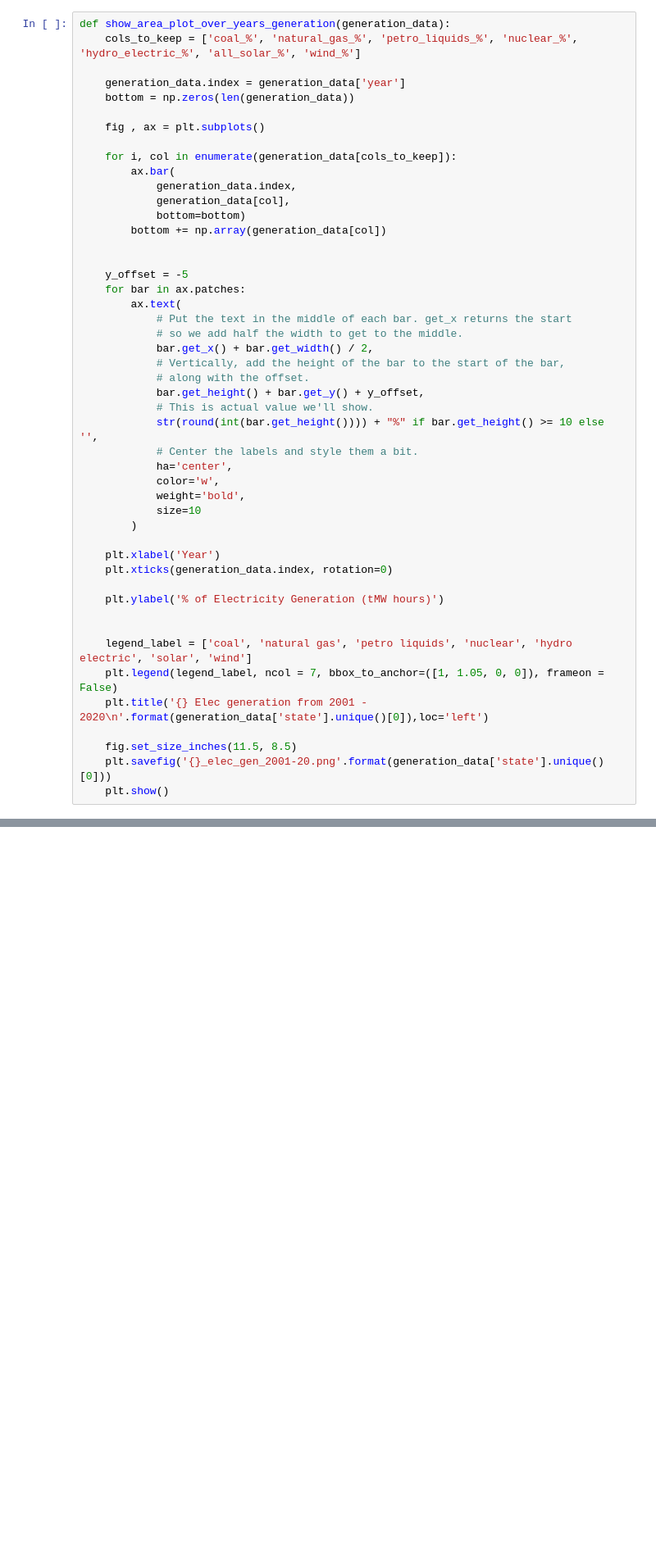
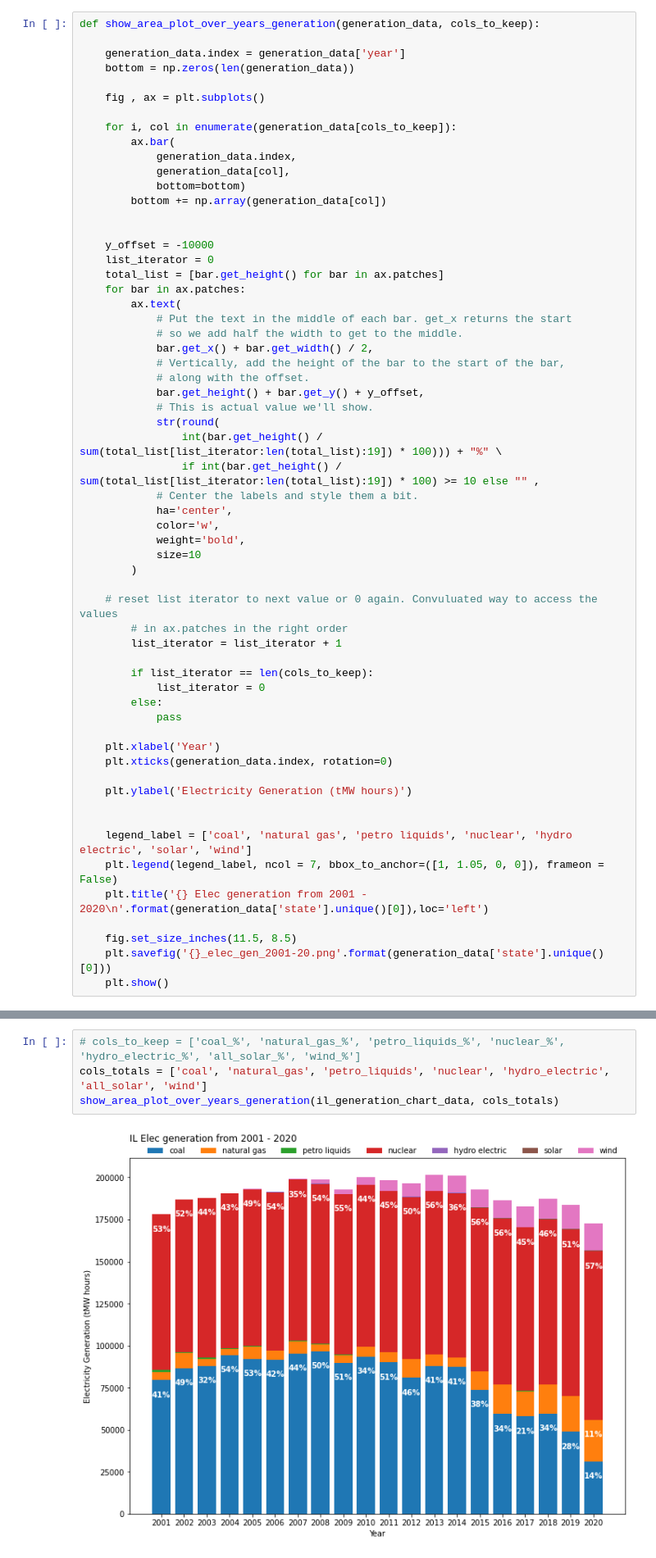
Before and after one commit to swatland610/decarbonize_us_analysis, a Jupyter notebook: charts/chart_builder.ipynb, the cells around one changed output, grey strips where cells are left out. Shown: that part at 82% size. Drawn from its saved outputs; the diff is of its cells as text; blank space fills up the shorter version.

Commit message:
update charts for total emissions plus % share

```diff
--- a/charts/chart_builder.ipynb
+++ b/charts/chart_builder.ipynb
@@ -126,8 +139,7 @@ ny_generation_chart_data = group_df_by_generation(ny_electric_gen)
 il_generation_chart_data = group_df_by_generation(il_electric_gen)
 tx_generation_chart_data = group_df_by_generation(tx_electric_gen)
 # %%
-def show_area_plot_over_years_generation(generation_data):
-    cols_to_keep = ['coal_%', 'natural_gas_%', 'petro_liquids_%', 'nuclear_%', 'hydro_electric_%', 'all_solar_%', 'wind_%']
+def show_area_plot_over_years_generation(generation_data, cols_to_keep):
 
     generation_data.index = generation_data['year']
     bottom = np.zeros(len(generation_data))
@@ -142,7 +154,9 @@ def show_area_plot_over_years_generation(generation_data):
         bottom += np.array(generation_data[col])
 
 
-    y_offset = -5
+    y_offset = -10000
+    list_iterator = 0
+    total_list = [bar.get_height() for bar in ax.patches]
     for bar in ax.patches:
         ax.text(
             # Put the text in the middle of each bar. get_x returns the start
@@ -152,7 +166,9 @@ def show_area_plot_over_years_generation(generation_data):
             # along with the offset.
             bar.get_height() + bar.get_y() + y_offset,
             # This is actual value we'll show.
-            str(round(int(bar.get_height()))) + "%" if bar.get_height() >= 10 else '',
+            str(round(
+                int(bar.get_height() / sum(total_list[list_iterator:len(total_list):19]) * 100))) + "%" \
+                if int(bar.get_height() / sum(total_list[list_iterator:len(total_list):19]) * 100) >= 10 else "" ,
             # Center the labels and style them a bit.
             ha='center',
             color='w',
@@ -160,10 +176,19 @@ def show_area_plot_over_years_generation(generation_data):
             size=10
         )
 
+    # reset list iterator to next value or 0 again. Convuluated way to access the values
+        # in ax.patches in the right order
+        list_iterator = list_iterator + 1
+
+        if list_iterator == len(cols_to_keep):
+            list_iterator = 0
+        else:
+            pass
+
     plt.xlabel('Year')
     plt.xticks(generation_data.index, rotation=0)
 
-    plt.ylabel('% of Electricity Generation (tMW hours)')
+    plt.ylabel('Electricity Generation (tMW hours)')
 
 
     legend_label = ['coal', 'natural gas', 'petro liquids', 'nuclear', 'hydro electric', 'solar', 'wind']
@@ -177,0 +201,6 @@ def show_area_plot_over_years_generation(generation_data):
+# %%
+# cols_to_keep = ['coal_%', 'natural_gas_%', 'petro_liquids_%', 'nuclear_%', 'hydro_electric_%', 'all_solar_%', 'wind_%']
+cols_totals = ['coal', 'natural_gas', 'petro_liquids', 'nuclear', 'hydro_electric', 'all_solar', 'wind']
+show_area_plot_over_years_generation(il_generation_chart_data, cols_totals)
+# %% [output]
+[figure, added]
```
Also changed, not shown: parts of 4 cells of this notebook, 6 other files.
